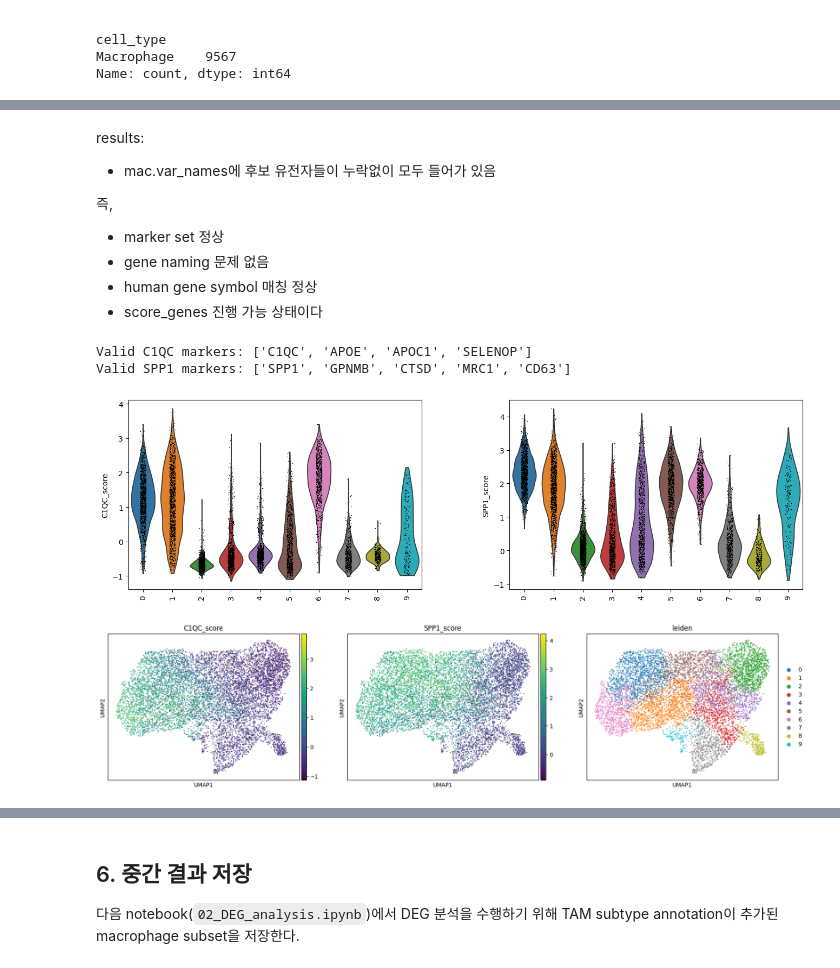
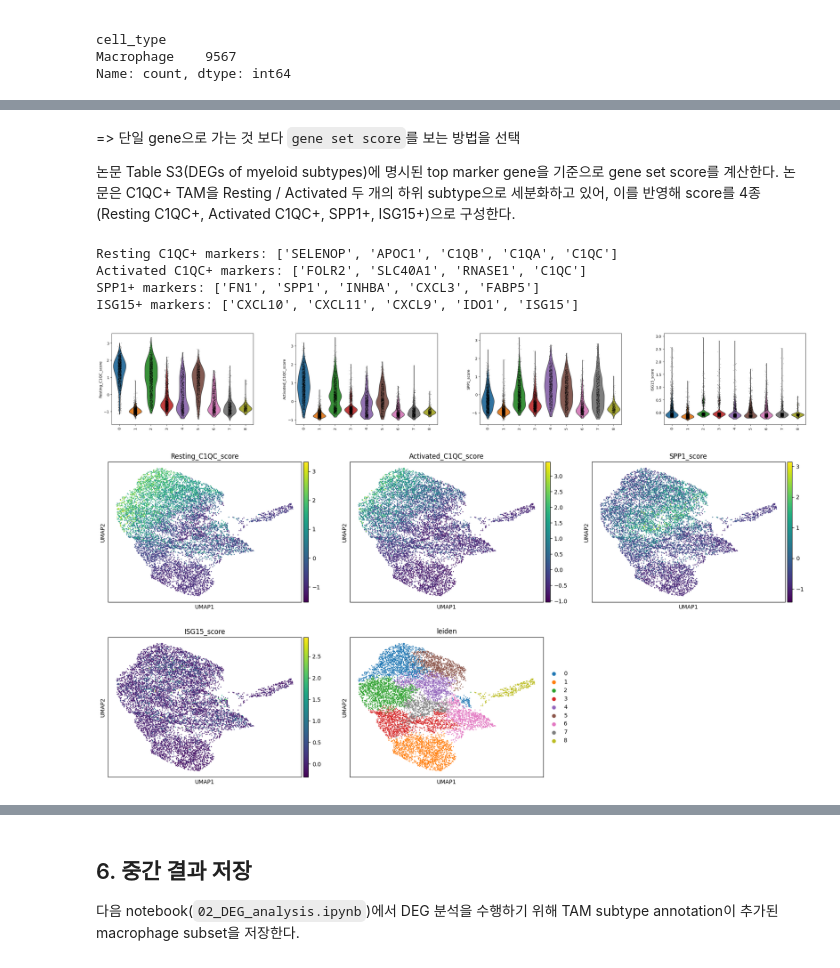
Before and after one commit to boeun02/scRNA-seq-Cancer-Immunology-Analysis, a Jupyter notebook: phase2_analysis/01_myeloid_subset.ipynb, the cells around one changed output, grey strips where cells are left out. Saved outputs shown, nothing was run; the diff lists cells and outputs as text; code cells hidden in the pictures.

```diff
--- a/phase2_analysis/01_myeloid_subset.ipynb
+++ b/phase2_analysis/01_myeloid_subset.ipynb
@@ -103,0 +262,15 @@ function 설명:
+# %%
+# 1. n_pcs=7로 확정 후 Harmony 적용
+import harmonypy as hm
+
+pca_result = mac.obsm['X_pca'][:, :7]   # n_pcs=7만 사용
+meta = mac.obs[['sample']]
+ho = hm.run_harmony(pca_result, meta, 'sample')
+
+Z_corr = ho.Z_corr
+if Z_corr.shape[0] != mac.n_obs and Z_corr.shape[1] == mac.n_obs:
+    Z_corr = Z_corr.T
+assert Z_corr.shape[0] == mac.n_obs
+
+mac.obsm['X_pca_harmony'] = Z_corr
+print(mac.obsm['X_pca_harmony'].shape)
@@ -201,30 +587,41 @@ Valid SPP1 markers: ['SPP1', 'GPNMB', 'CTSD', 'MRC1', 'CD63']
 # %% [markdown]
-results:
-- mac.var_names에 후보 유전자들이 누락없이 모두 들어가 있음
+=> 단일 gene으로 가는 것 보다 `gene set score`를 보는 방법을 선택
 
-즉,
-- marker set 정상
-- gene naming 문제 없음
-- human gene symbol 매칭 정상
-- score_genes 진행 가능
-상태이다
+논문 Table S3(DEGs of myeloid subtypes)에 명시된 top marker gene을 기준으로
+gene set score를 계산한다. 논문은 C1QC+ TAM을 Resting / Activated 두 개의
+하위 subtype으로 세분화하고 있어, 이를 반영해 score를 4종(Resting C1QC+,
+Activated C1QC+, SPP1+, ISG15+)으로 구성한다.
 # %%
-c1qc_markers = [g for g in candidate_c1qc_markers if g in mac.var_names]
-spp1_markers = [g for g in candidate_spp1_markers if g in mac.var_names]
+resting_markers = [g for g in resting_c1qc_markers if g in mac.var_names]
+activated_markers = [g for g in activated_c1qc_markers if g in mac.var_names]
+spp1_markers_valid = [g for g in spp1_markers if g in mac.var_names]
+isg15_markers_valid = [g for g in isg15_markers if g in mac.var_names]
 
-print("Valid C1QC markers:", c1qc_markers)
-print("Valid SPP1 markers:", spp1_markers)
+print("Resting C1QC+ markers:", resting_markers)
+print("Activated C1QC+ markers:", activated_markers)
+print("SPP1+ markers:", spp1_markers_valid)
+print("ISG15+ markers:", isg15_markers_valid)
 
-if c1qc_markers:
-    sc.tl.score_genes(mac, c1qc_markers, score_name="C1QC_score")
+if resting_markers:
+    sc.tl.score_genes(mac, resting_markers, score_name="Resting_C1QC_score")
 
-if spp1_markers:
-    sc.tl.score_genes(mac, spp1_markers, score_name="SPP1_score")
+if activated_markers:
+    sc.tl.score_genes(mac, activated_markers, score_name="Activated_C1QC_score")
 
-sc.pl.violin(mac, ["C1QC_score", "SPP1_score"], groupby="leiden", rotation=90)
-sc.pl.umap(mac, color=["C1QC_score", "SPP1_score", "leiden"])
+if spp1_markers_valid:
+    sc.tl.score_genes(mac, spp1_markers_valid, score_name="SPP1_score")
+
+if isg15_markers_valid:
+    sc.tl.score_genes(mac, isg15_markers_valid, score_name="ISG15_score")
+
+score_cols = ["Resting_C1QC_score", "Activated_C1QC_score", "SPP1_score", "ISG15_score"]
+
+sc.pl.violin(mac, score_cols, groupby="leiden", rotation=90)
+sc.pl.umap(mac, color=score_cols + ["leiden"], ncols=3)
 # %% [output]
-Valid C1QC markers: ['C1QC', 'APOE', 'APOC1', 'SELENOP']
-Valid SPP1 markers: ['SPP1', 'GPNMB', 'CTSD', 'MRC1', 'CD63']
+Resting C1QC+ markers: ['SELENOP', 'APOC1', 'C1QB', 'C1QA', 'C1QC']
+Activated C1QC+ markers: ['FOLR2', 'SLC40A1', 'RNASE1', 'C1QC']
+SPP1+ markers: ['FN1', 'SPP1', 'INHBA', 'CXCL3', 'FABP5']
+ISG15+ markers: ['CXCL10', 'CXCL11', 'CXCL9', 'IDO1', 'ISG15']
-[figure, old version]
+[figure, new version]
-[figure, old version]
+[figure, new version]
```
Also changed, not shown: parts of 33 cells of this notebook, 7 other files.
